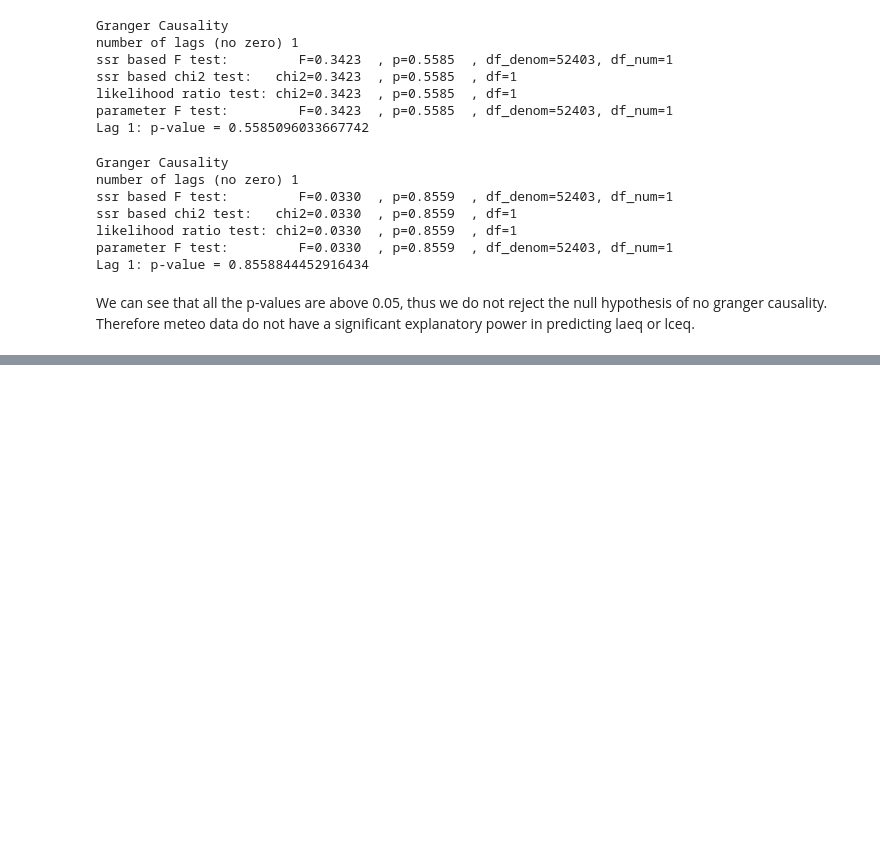
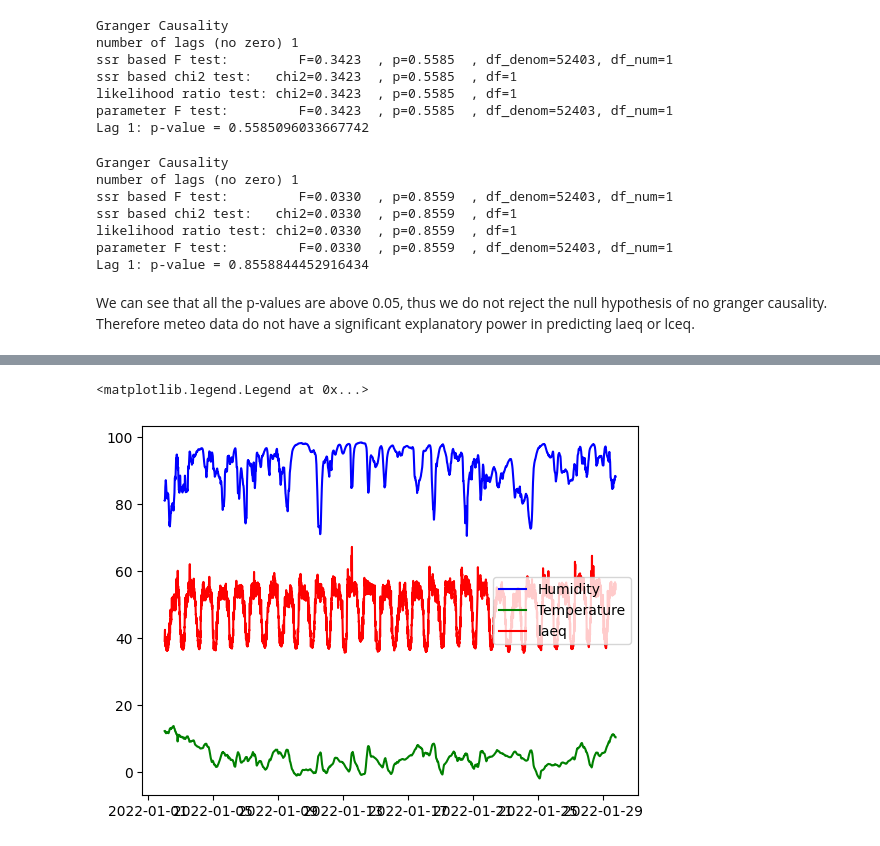
Before and after one commit to guidbem/MDA-Project-Noise-Leuven, a Jupyter notebook: granger.ipynb, the cells around one changed output, grey strips where cells are left out. Cells and saved outputs as stored; diff of their text form; code cells hidden in the pictures; blank space fills up the shorter version.

Commit message:
Modified granger causality notebook

```diff
--- a/granger.ipynb
+++ b/granger.ipynb
@@ -177,3 +184,5 @@ parameter F test:         F=0.0330  , p=0.8559  , df_denom=52403, df_num=1
 Lag 1: p-value = 0.8558844452916434
 # %% [markdown]
 We can see that all the p-values are above 0.05, thus we do not reject the null hypothesis of no granger causality. Therefore meteo data do not have a significant explanatory power in predicting laeq or lceq.
+# %%
+granger=pd.read_parquet('granger_merged.parquet')
@@ -179,0 +197,16 @@ We can see that all the p-values are above 0.05, thus we do not reject the null
+# %%
+# Create a figure and axis
+fig, ax = plt.subplots()
+
+# Plot the first graph in blue
+ax.plot(granger['LC_HUMIDITY'][:4000], color='blue', label='Humidity')
+ax.plot(granger['LC_TEMP_QCL3'][:4000], color='green', label='Temperature')
+
+# Plot the second graph in red
+ax.plot(granger['laeq'][:4000], color='red', label='laeq')
+
+# Add legend
+ax.legend()
+# %% [output]
+<matplotlib.legend.Legend at 0x...>
+[figure, added]
```
Also changed, not shown: parts of 3 cells of this notebook.
